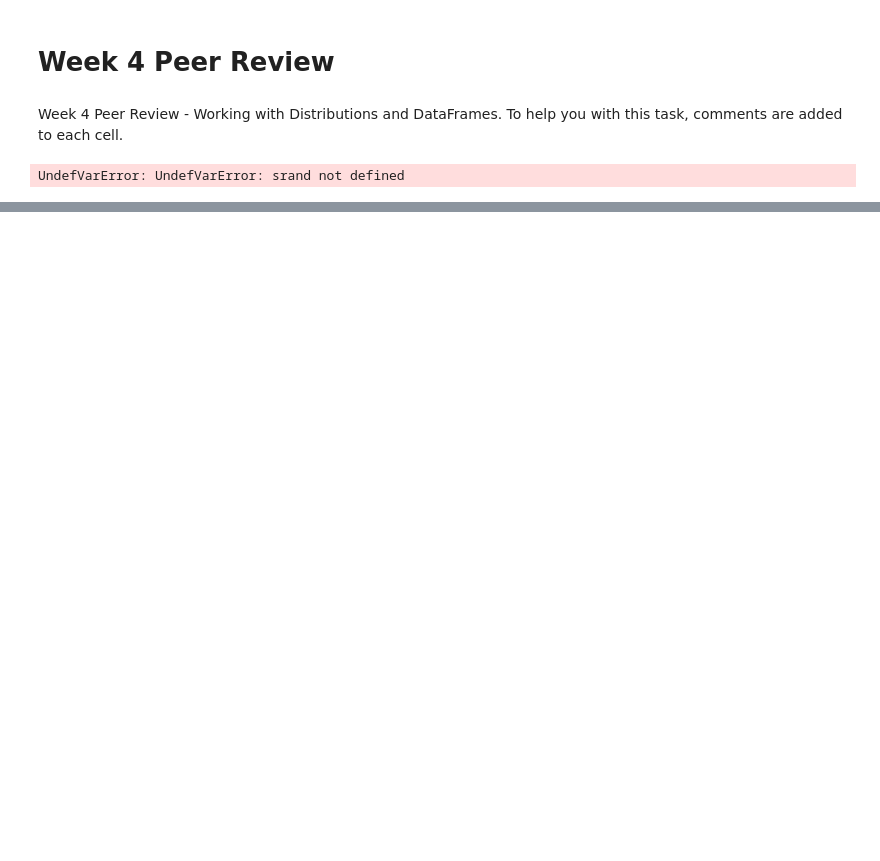
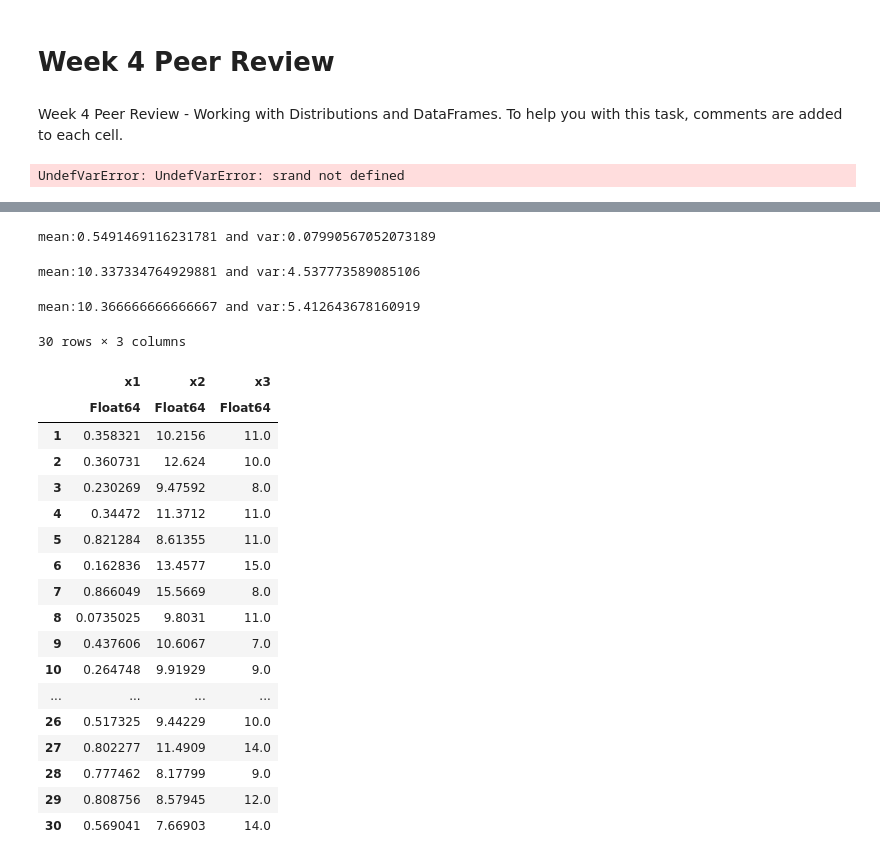
Before and after one commit to btrspg/JuliaCourseNotebooks, a Jupyter notebook: coursera_assignment/Week4_PR_Template.ipynb, the cells around one changed output, grey strips where cells are left out. Drawn from its saved outputs; the diff is of its cells as text; code cells hidden in the pictures; blank space fills up the shorter version.

```diff
--- a/coursera_assignment/Week4_PR_Template.ipynb
+++ b/coursera_assignment/Week4_PR_Template.ipynb
@@ -16,11 +54,40 @@ UndefVarError: UndefVarError: srand not defined
 # %%
 # Question 5: Mean and variance of column 1
+println("mean:",mean(array_1[:,1])," and var:",var(array_1[:,1]))
+# %% [output]
+mean:0.5491469116231781 and var:0.07990567052073189
 # %%
 # Question 5 (continued): Mean and variance of column 2
+println("mean:",mean(array_1[:,2])," and var:",var(array_1[:,2]))
+# %% [output]
+mean:10.337334764929881 and var:4.537773589085106
 # %%
 # Question 5 (continued): Mean and variance of column 3
+println("mean:",mean(array_1[:,3])," and var:",var(array_1[:,3]))
+# %% [output]
+mean:10.366666666666667 and var:5.412643678160919
 # %%
 # Question 6: Import array_1 into a DataFrame named df
-# df =
+df = DataFrame(array_1)
+# %% [output]
+30 rows × 3 columns
+|  | x1 | x2 | x3 |
+|  | Float64 | Float64 | Float64 |
+| 1 | 0.358321 | 10.2156 | 11.0 |
+| 2 | 0.360731 | 12.624 | 10.0 |
+| 3 | 0.230269 | 9.47592 | 8.0 |
+| 4 | 0.34472 | 11.3712 | 11.0 |
+| 5 | 0.821284 | 8.61355 | 11.0 |
+| 6 | 0.162836 | 13.4577 | 15.0 |
+| 7 | 0.866049 | 15.5669 | 8.0 |
+| 8 | 0.0735025 | 9.8031 | 11.0 |
+| 9 | 0.437606 | 10.6067 | 7.0 |
+| 10 | 0.264748 | 9.91929 | 9.0 |
+| ... | ... | ... | ... |
+| 26 | 0.517325 | 9.44229 | 10.0 |
+| 27 | 0.802277 | 11.4909 | 14.0 |
+| 28 | 0.777462 | 8.17799 | 9.0 |
+| 29 | 0.808756 | 8.57945 | 12.0 |
+| 30 | 0.569041 | 7.66903 | 14.0 |
 # %%
 # Question 7: Change the names of the columns to Var1, Var2, and Var3
```
Also changed, not shown: parts of 11 cells of this notebook.
